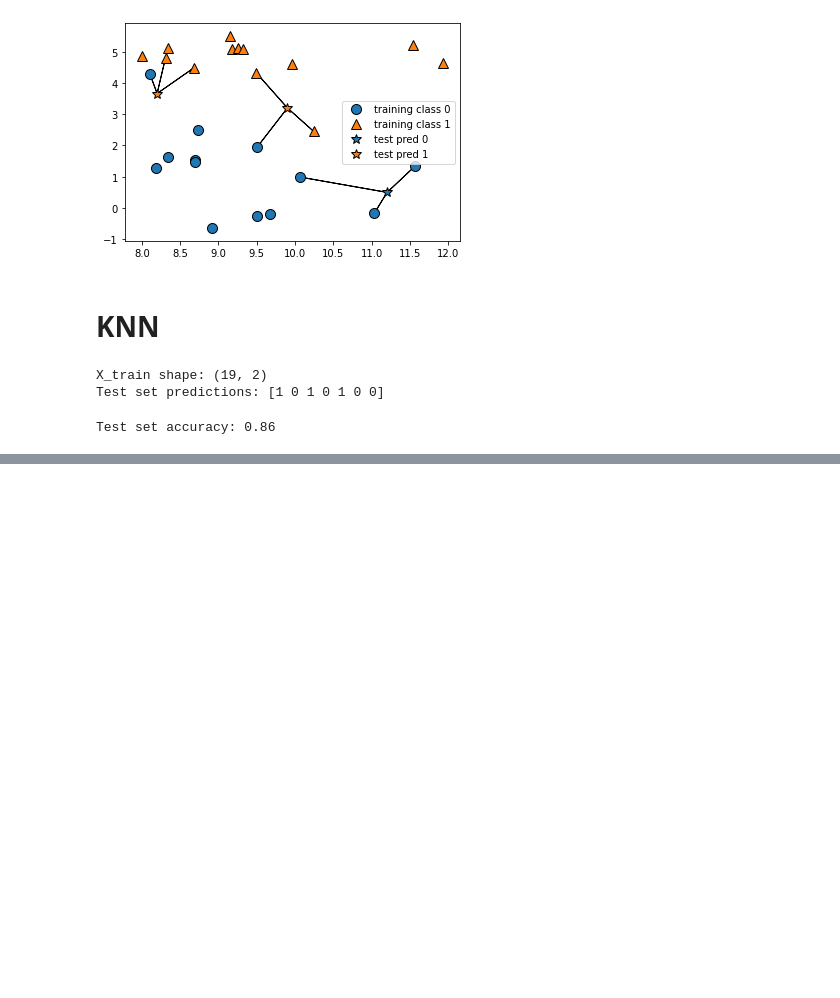
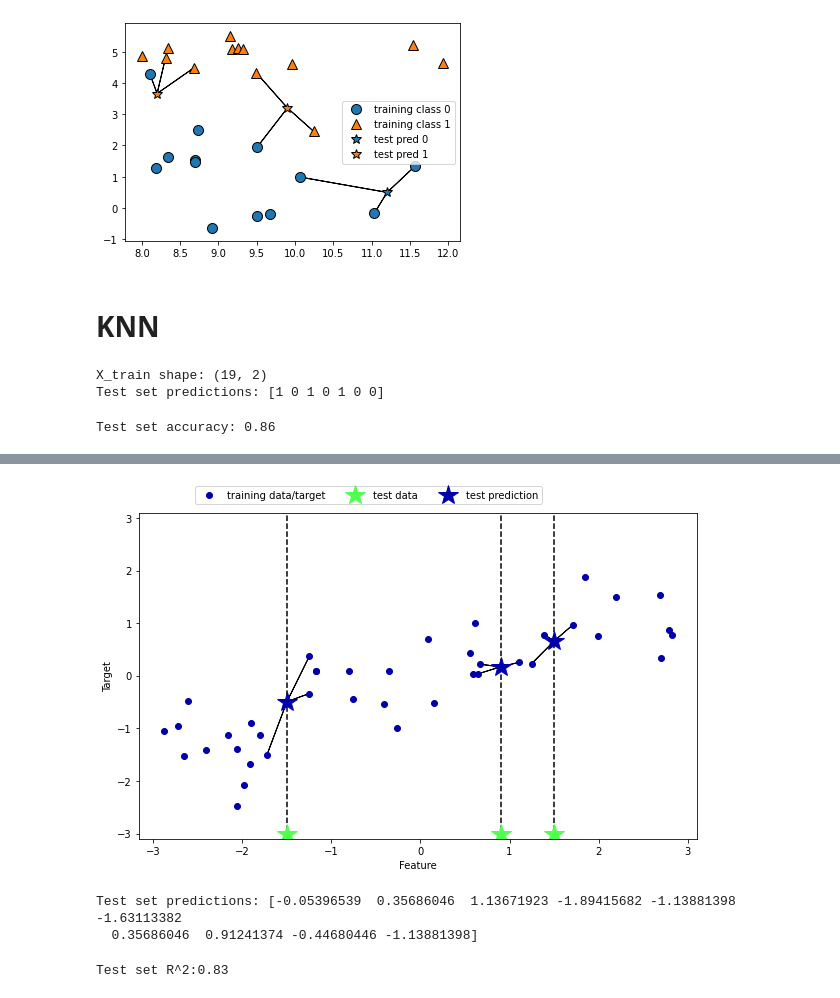
Before and after one commit to Agastya/aml_2020, a Jupyter notebook: IMLP_textbook/IMPL_Chapter2.ipynb, the cells around one changed output, grey strips where cells are left out. Drawn from its saved outputs; the diff is of its cells as text; code cells hidden in the pictures; blank space fills up the shorter version.

Commit message:
knn-regressor

```diff
--- a/IMLP_textbook/IMPL_Chapter2.ipynb
+++ b/IMLP_textbook/IMPL_Chapter2.ipynb
@@ -122,0 +160,18 @@ Test set accuracy: 0.86
+# %%
+mglearn.plots.plot_knn_regression(n_neighbors=3)
+# %% [output]
+[figure, added]
+# %%
+from sklearn.neighbors import KNeighborsRegressor
+X, y = mglearn.datasets.make_wave(n_samples=40)
+X_train, X_test, y_train, y_test = train_test_split(X, y, random_state=0)
+reg = KNeighborsRegressor(n_neighbors=3)
+reg.fit(X_train, y_train)
+print("Test set predictions:", reg.predict(X_test))
+# %% [output]
+Test set predictions: [-0.05396539  0.35686046  1.13671923 -1.89415682 -1.13881398 -1.63113382
+  0.35686046  0.91241374 -0.44680446 -1.13881398]
+# %%
+print("Test set R^2:{:.2f}".format(reg.score(X_test, y_test)))
+# %% [output]
+Test set R^2:0.83
```
Also changed, not shown: parts of 6 cells of this notebook.
